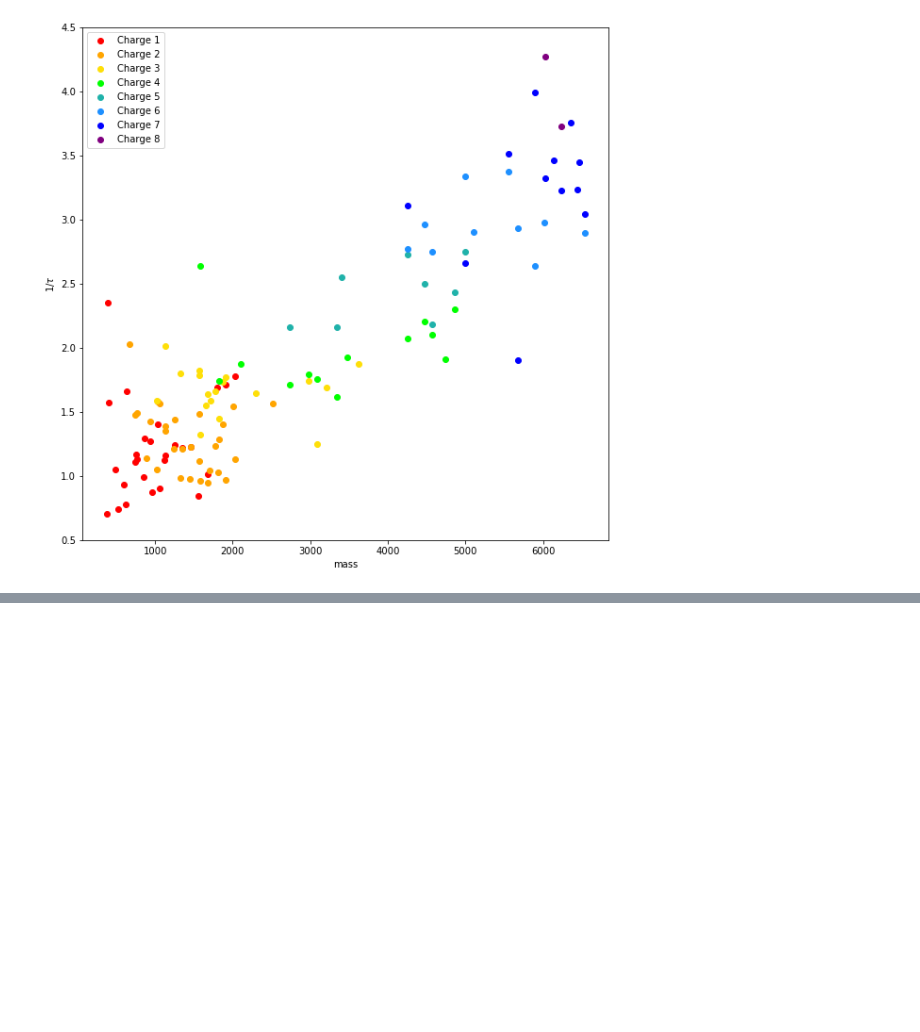
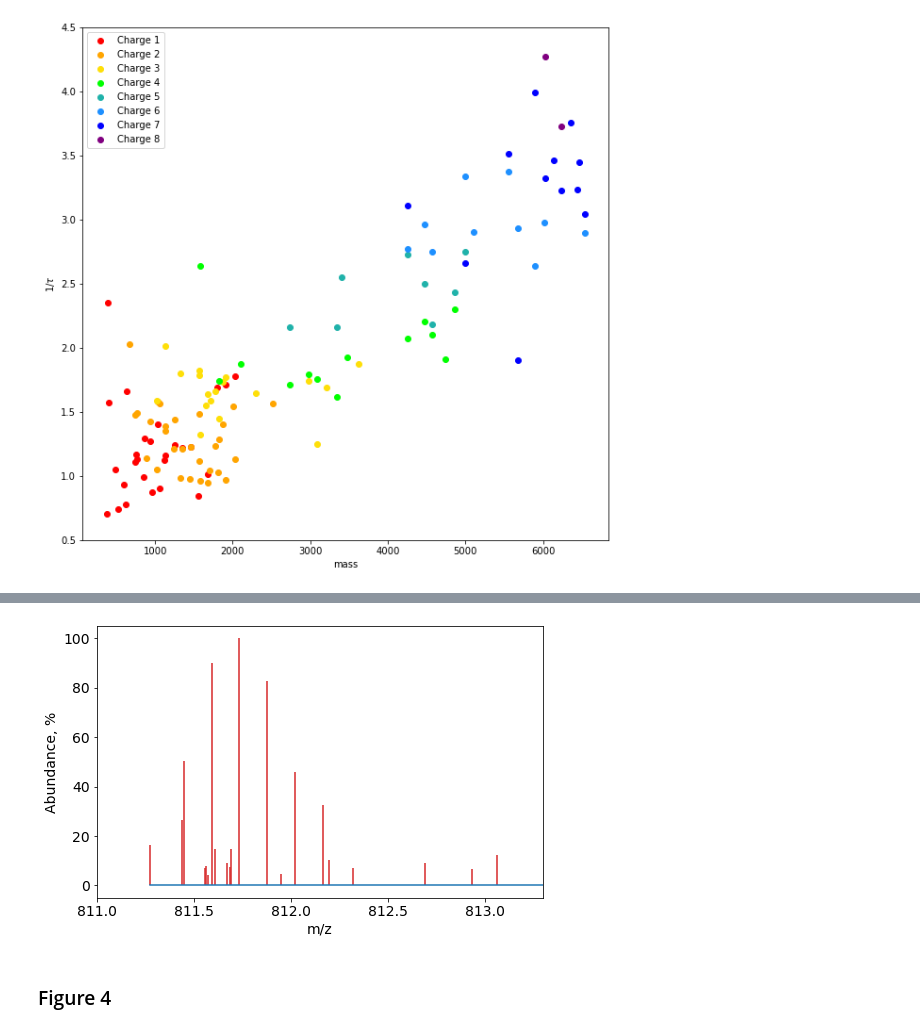
Before and after one commit to Yaroslav-Lyutvinskiy/CHARDA, a Jupyter notebook: code/Charda.ipynb, the cells around one changed output, grey strips where cells are left out. Drawn from its saved outputs; the diff is of its cells as text; code cells hidden in the pictures; blank space fills up the shorter version.

```diff
--- a/code/Charda.ipynb
+++ b/code/Charda.ipynb
@@ -1058,0 +919,12 @@ ShowRes(Y_pred_mass,FRes["Charge"],MaxCharge=8,GaussianHeght=7,fname="PanelS1-2.
+# %%
+fig, ax = plt.subplots()
+ax.set_xlabel("m/z")
+ax.set_ylabel("Abundance, %")
+ax.set_xlim(811.,813.3)
+ax.stem(highPeaks["m/z"],(highPeaks["Intensity"]/F3MaxInt)*100.,"C3",markerfmt=" ", basefmt="C0")
+plt.savefig("/results/Panel3-4.svg")
+plt.show()
+# %% [output]
+[figure, added]
+# %% [markdown]
+### Figure 4
```
Also changed, not shown: parts of 71 cells of this notebook, 15 other files.
